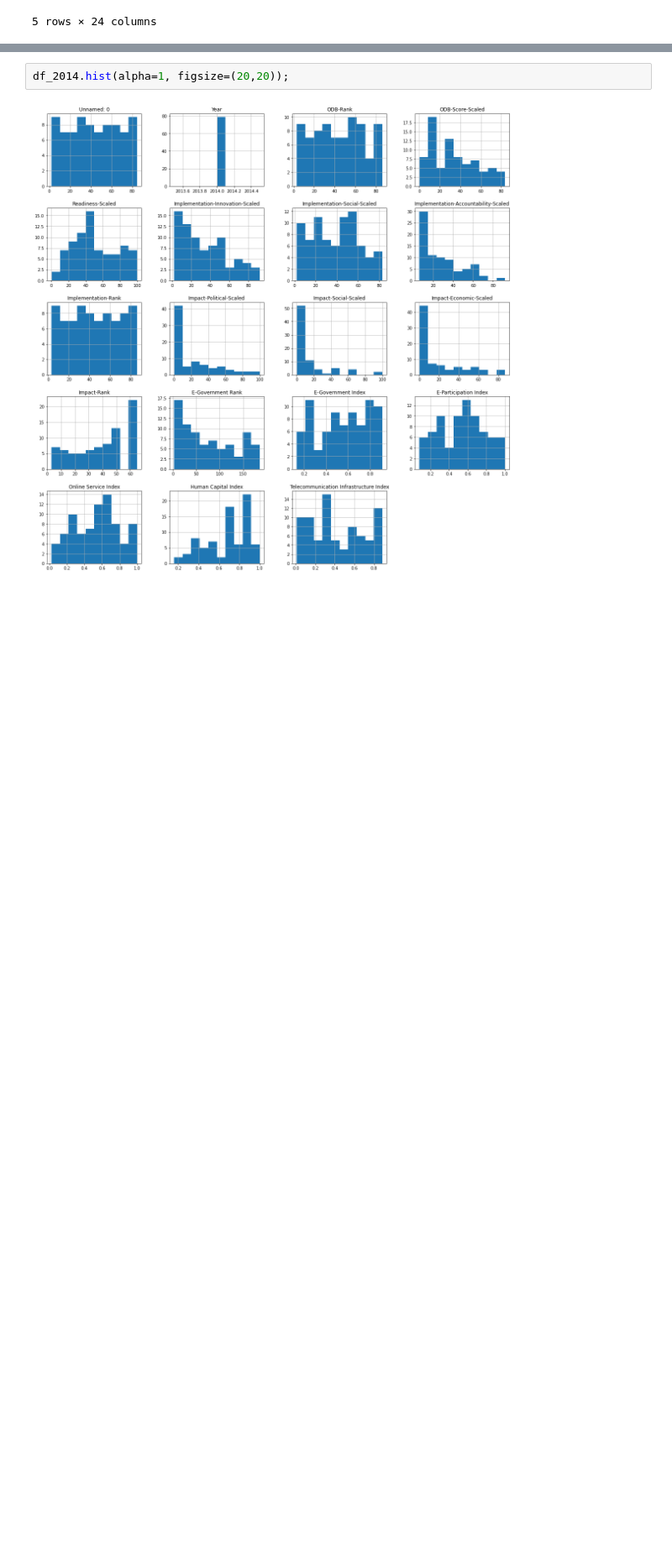
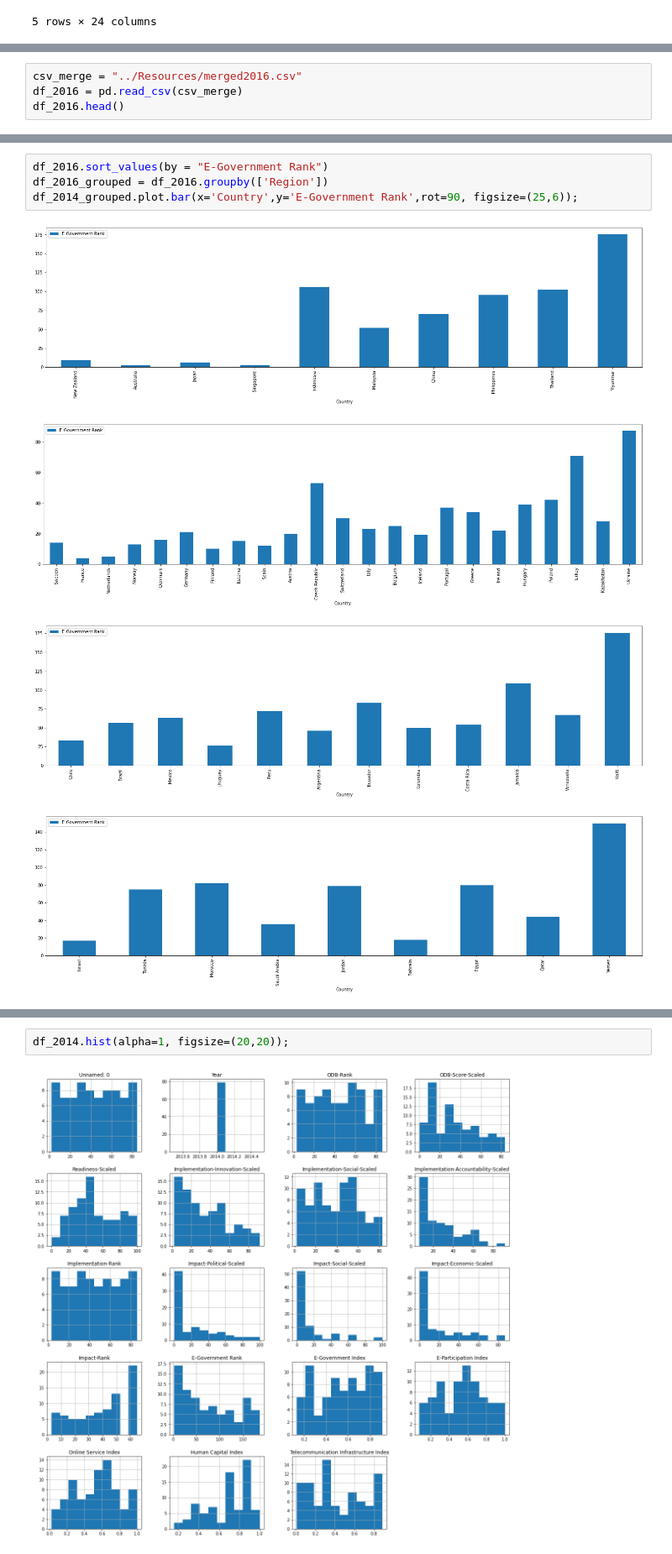
Before and after one commit to kreetigulati/Egovernance_and_OpenData, a Jupyter notebook: Jordan/Exploration - JS.ipynb, the cells around one changed output, grey strips where cells are left out. Shown at 84% size. Drawn from its saved outputs; the diff is of its cells as text; blank space fills up the shorter version.

Commit message:
grouped graphing

```diff
--- a/Jordan/Exploration - JS.ipynb
+++ b/Jordan/Exploration - JS.ipynb
@@ -25,0 +38,4 @@ df_2014.head()
+# %%
+csv_merge = "../Resources/merged2016.csv"
+df_2016 = pd.read_csv(csv_merge)
+df_2016.head()
@@ -35,3 +59,12 @@ df_2014.describe()
 | 50% | 43.000000 | 2014.0 | 41.000000 | 30.700000 | 46.000000 | 31.000000 | ... |
 | 75% | 64.500000 | 2014.0 | 64.000000 | 50.335000 | 70.000000 | 50.500000 | ... |
 | max | 85.000000 | 2014.0 | 86.000000 | 83.700000 | 100.000000 | 92.000000 | ... |
+# %%
+df_2016.sort_values(by = "E-Government Rank")
+df_2016_grouped = df_2016.groupby(['Region'])
+df_2014_grouped.plot.bar(x='Country',y='E-Government Rank',rot=90, figsize=(25,6));
+# %% [output]
+[figure, added]
+[figure, added]
+[figure, added]
+[figure, added]
```
Also changed, not shown: parts of 5 cells of this notebook, 1 other file.
